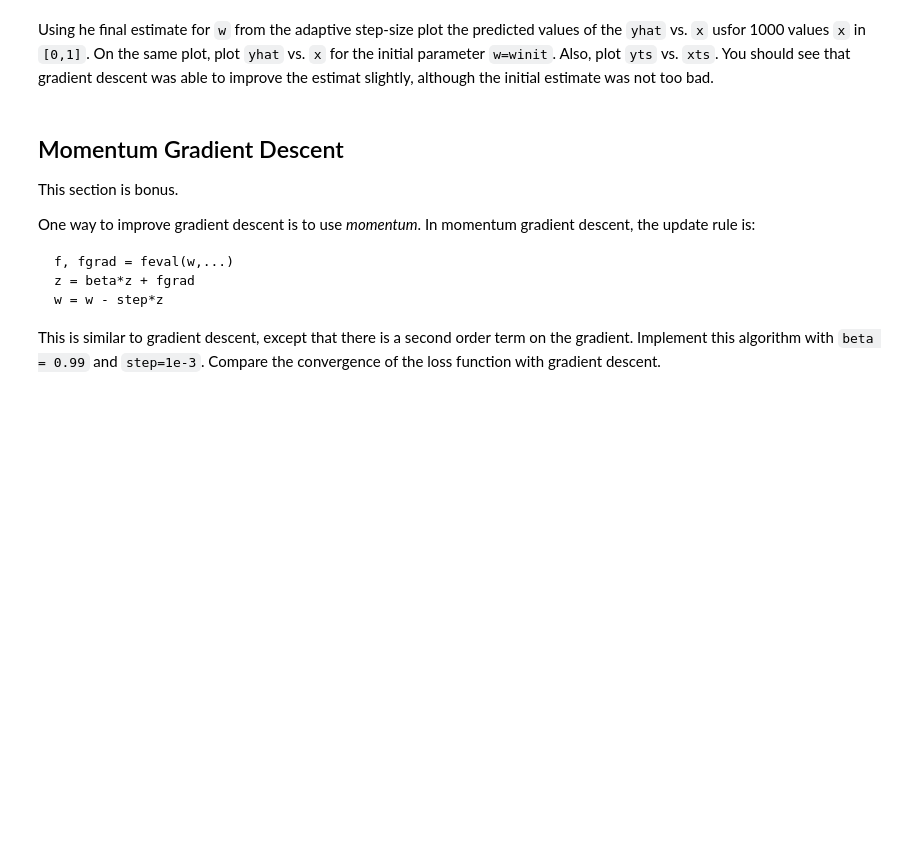
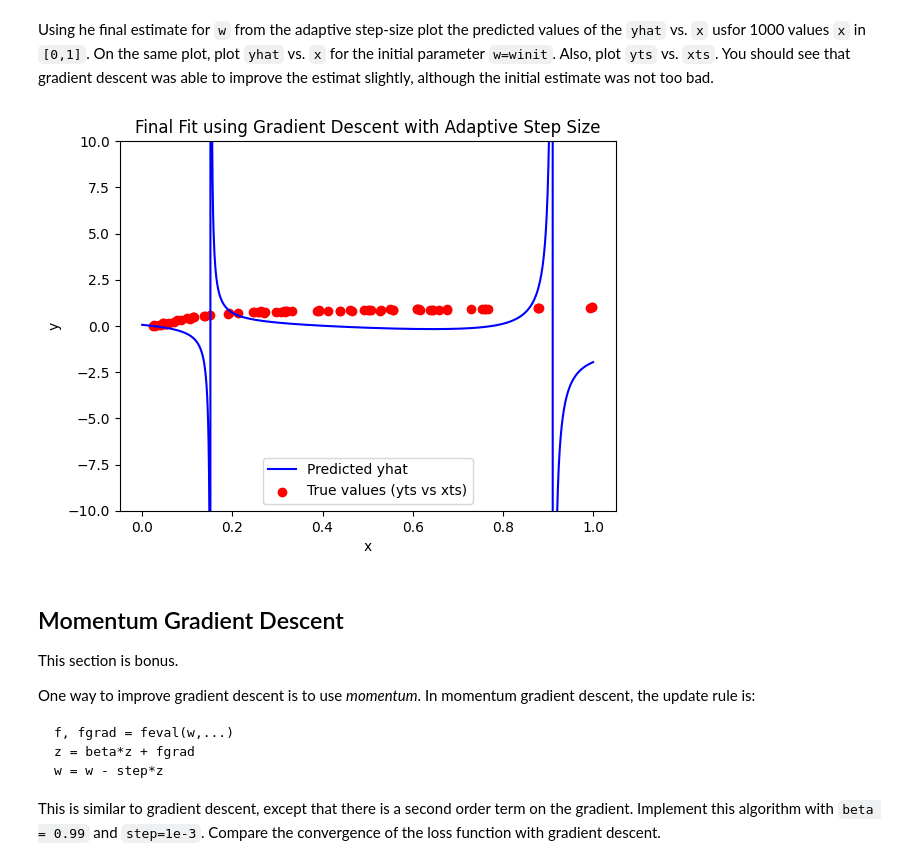
Before and after one commit to dpcarry/introml, a Jupyter notebook: unit07_optim/lab_nlls_partial.ipynb, the cells around one changed output. Cells and saved outputs as stored; diff of their text form; code cells hidden in the pictures; blank space fills up the shorter version.

```diff
--- a/unit07_optim/lab_nlls_partial.ipynb
+++ b/unit07_optim/lab_nlls_partial.ipynb
@@ -296,3 +361,25 @@ Using he final estimate for `w` from the adaptive step-size plot the predicted v
+# %%
+# TODO
+# xp = np.linspace(...)
+# yhat = ...
+# plot(...)
+# Generate x values for prediction
+xp = np.linspace(0, 1, 1000)
+
+# Predict using the final w from adaptive gradient descent
+yhat = predict(w, xp)
+
+# Plot the predicted values against the test values
+plt.plot(xp, yhat, label="Predicted yhat", color="blue")
+plt.scatter(xts, yts, color="red", label="True values (yts vs xts)")
+plt.xlabel("x")
+plt.ylabel("y")
+plt.ylim(-10, 10)
+plt.title("Final Fit using Gradient Descent with Adaptive Step Size")
+plt.legend()
+plt.show()
+# %% [output]
+[figure, added]
 # %% [markdown]
 ## Momentum Gradient Descent
 
```
Also changed, not shown: parts of 10 cells of this notebook.
